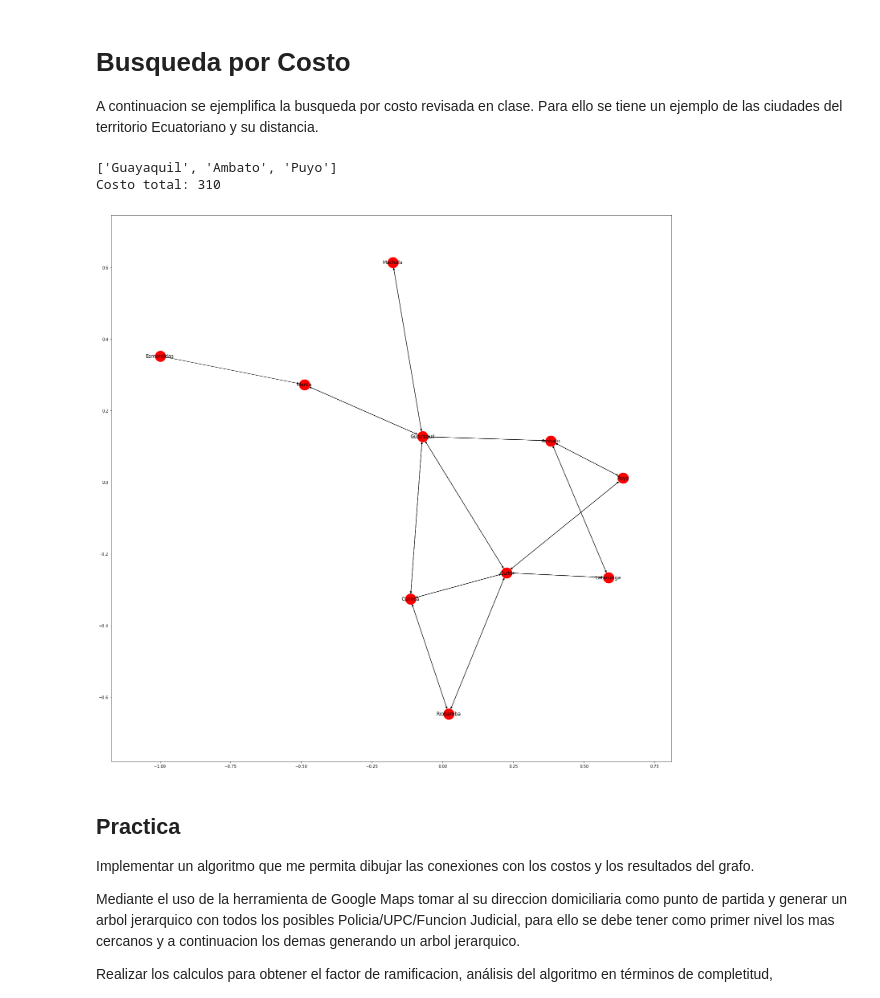
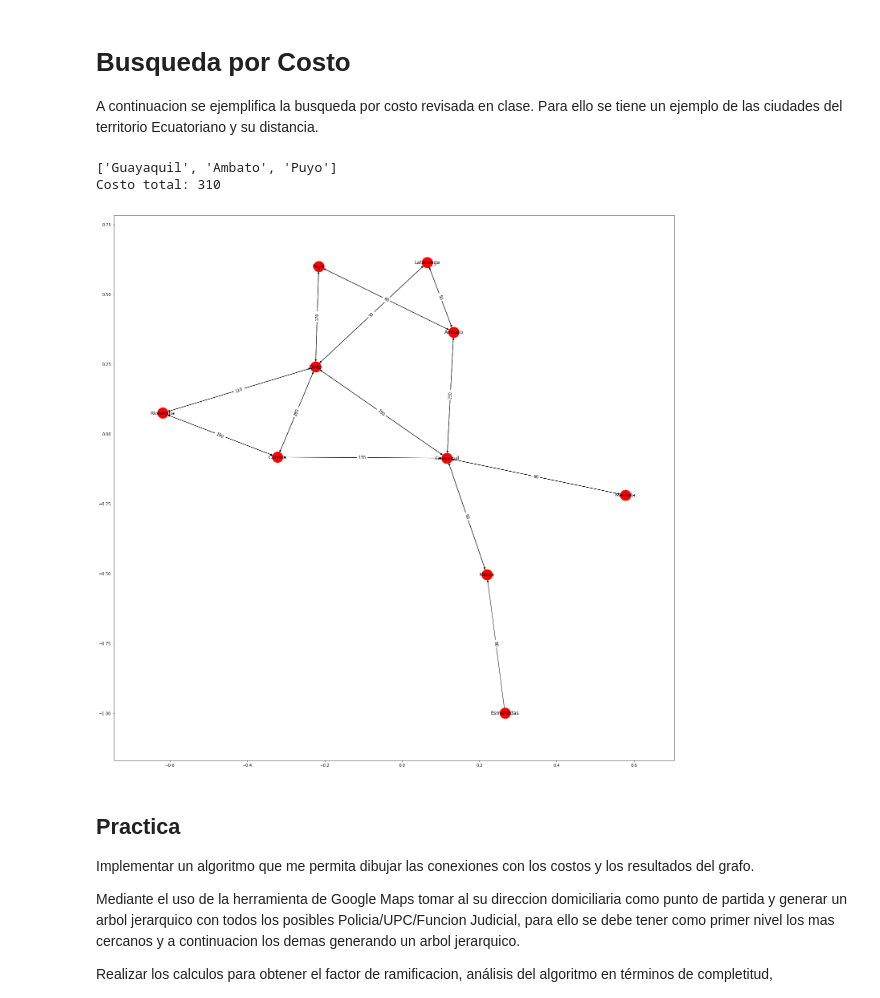
Before and after one commit to NikoAP77/Inteligencia-Artificial, a Jupyter notebook: BusquedaCosto.ipynb, the cells around one changed output. Cells and saved outputs as stored; diff of their text form; code cells hidden in the pictures.

```diff
--- a/BusquedaCosto.ipynb
+++ b/BusquedaCosto.ipynb
@@ -101,36 +101,36 @@ if __name__ == "__main__":
 
     def graficarNodos(conectores):
         grafic = nx.DiGraph()
         grafic.add_nodes_from(conectores)
         for key, lista in conectores.items():
             for i in lista:
-                grafic.add_edge(key,i, km=str(lista[i])+"km.")
+                grafic.add_edge(key,i, km=str(lista[i])+"")
 
         plt.figure(figsize=(25,25))
         pos=nx.spring_layout(grafic)
         edge_labels = nx.get_edge_attributes(grafic,'km')
-        #nx.draw_networkx_edge_labels(grafic, pos, edge_labels = edge_labels)
+        nx.draw_networkx_edge_labels(grafic, pos, edge_labels = edge_labels)
         nx.draw_networkx(grafic, pos, node_size=700, labels={node:node for node in grafic.nodes()})
         plt.show()
 
     if node is not None:
         while node.fathr is not None:
             result.append(node.data)
             node = node.fathr
         result.append(init_state)
         result.reverse() # Reverso el resultado (Solo para presentar)
         print(result)
         print("Costo total: %s" % str(solution_node.cost)) # Imprimir el costo total de llegar al nodo
 
     else:
         print("No hay solucion !!!!")
 
 
     graficarNodos(connections)
 # %% [output]
 ['Guayaquil', 'Ambato', 'Puyo']
 Costo total: 310
-[figure, old version]
+[figure, new version]
 # %% [markdown]
 ## Practica
 
```
Also changed, not shown: parts of 4 cells of this notebook.
